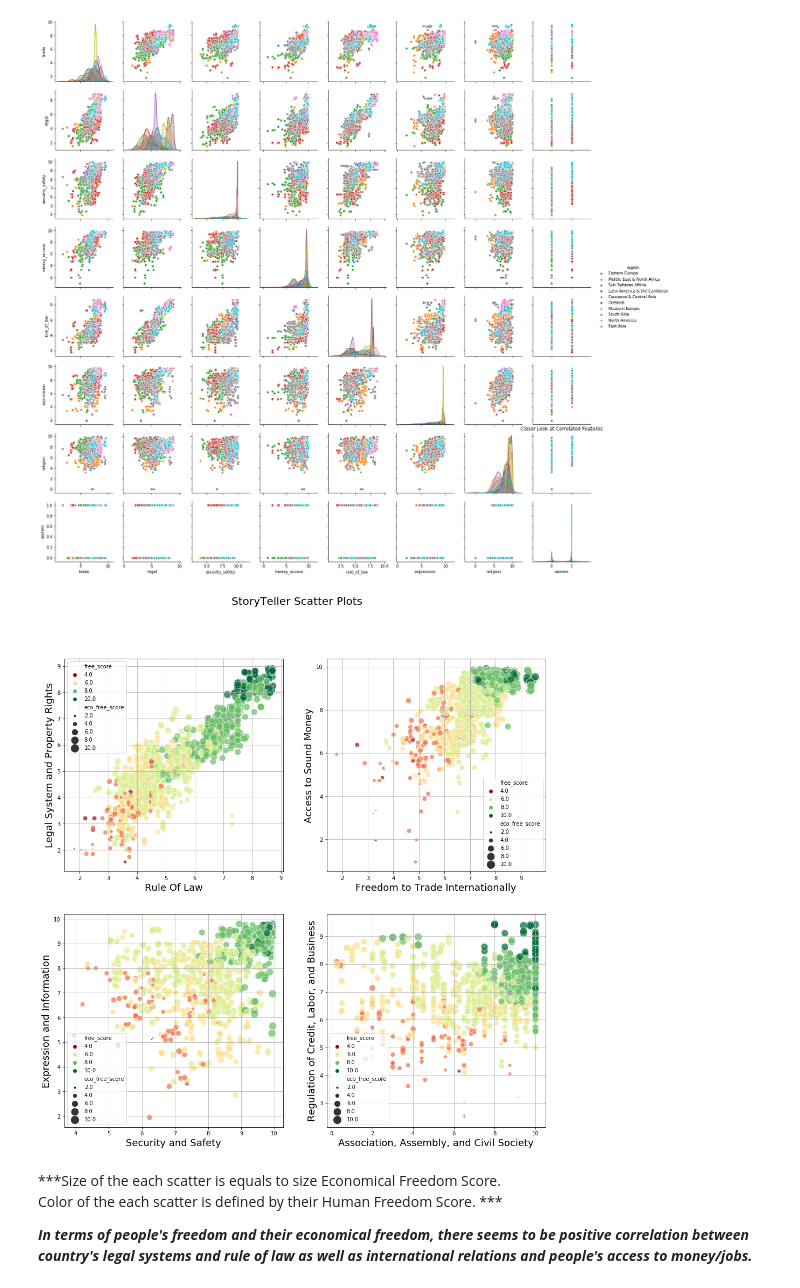
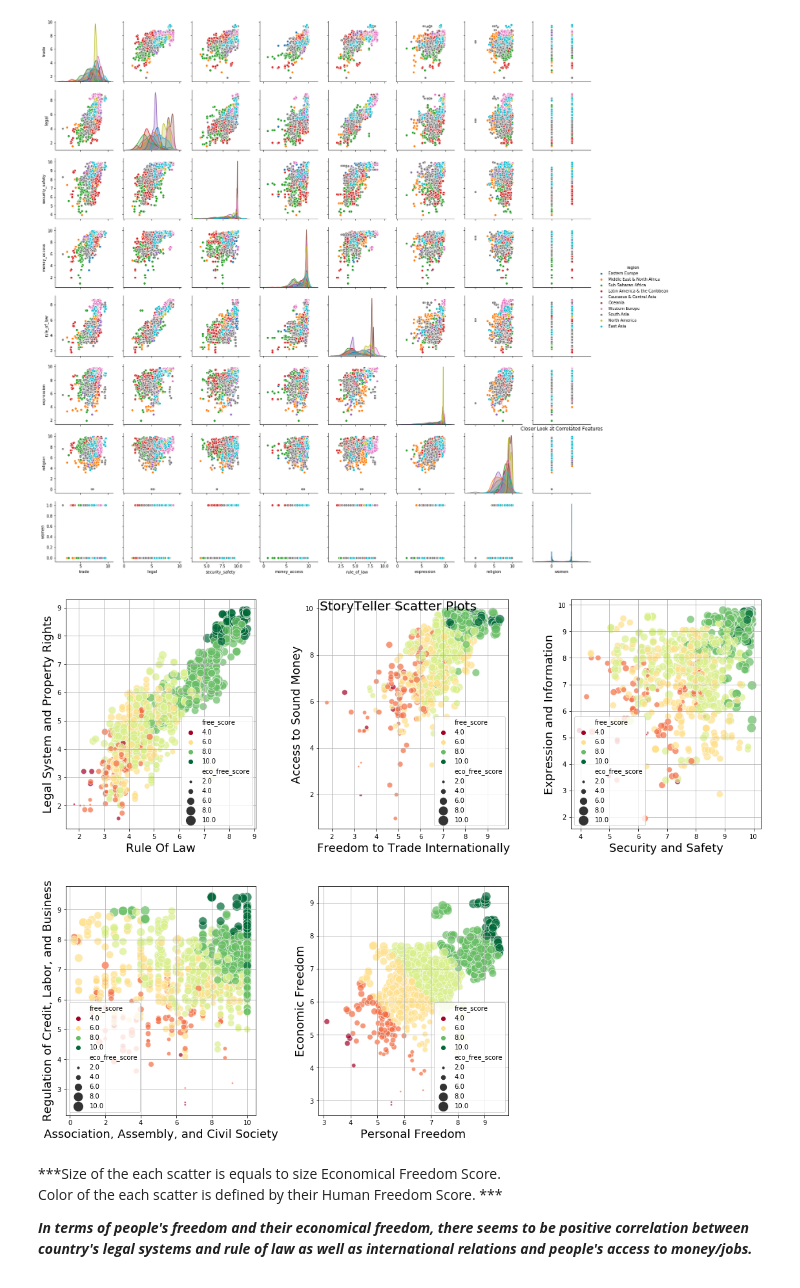
Before and after one commit to AshleyCubed/ThinkfulProjects, a Jupyter notebook: Unit 3/Capstone/Predicting_Womens_Freedom.ipynb, the cells around one changed output. Saved outputs shown, nothing was run; the diff lists cells and outputs as text; code cells hidden in the pictures.

```diff
--- a/Unit 3/Capstone/Predicting_Womens_Freedom.ipynb
+++ b/Unit 3/Capstone/Predicting_Womens_Freedom.ipynb
@@ -362,38 +362,46 @@ Text(0.5,1,'Closer Look at Correlated Features')
 # %%
 freedom_class = hfi_df.free_score.round(decimals=0)
 economy_class = hfi_df.eco_free_score.round(decimals=0)
 
-plt.figure(figsize=(16,16))
+plt.figure(figsize=(16,12))
 
 plt.suptitle("StoryTeller Scatter Plots",fontsize=20)
 
-plt.subplot(221)
+plt.subplot(231)
 sns.scatterplot(data=hfi_df,x="rule_of_law",y="legal",hue=freedom_class, palette="RdYlGn",alpha=0.7,size=economy_class, sizes=(10,200))
 plt.xlabel("Rule Of Law", fontsize=18)
 plt.ylabel("Legal System and Property Rights", fontsize=18)
 plt.grid()
 
-plt.subplot(222)
+plt.subplot(232)
 sns.scatterplot(data=hfi_df,x="trade",y="money_access",hue=freedom_class, palette="RdYlGn",alpha=0.7,size=economy_class, sizes=(10,200))
 plt.xlabel("Freedom to Trade Internationally", fontsize=18)
 plt.ylabel("Access to Sound Money", fontsize=18)
 plt.grid()
 
-plt.subplot(223)
+plt.subplot(233)
 sns.scatterplot(data=hfi_df,x="security_safety",y="expression",hue=freedom_class, palette="RdYlGn",alpha=0.7,size=economy_class, sizes=(10,200))
 plt.xlabel("Security and Safety", fontsize=18)
 plt.ylabel("Expression and Information", fontsize=18)
 plt.grid()
 
-plt.subplot(224)
+plt.subplot(234)
 sns.scatterplot(data=hfi_df,x="association",y="regulation",hue=freedom_class, palette="RdYlGn",alpha=0.7,size=economy_class, sizes=(10,200))
 plt.xlabel("Association, Assembly, and Civil Society", fontsize=18)
 plt.ylabel("Regulation of Credit, Labor, and Business", fontsize=18)
 plt.grid()
 
+plt.subplot(235)
+sns.scatterplot(data=hfi_df,x="pers_free_score",y="eco_free_score",hue=freedom_class, palette="RdYlGn",alpha=0.7,size=economy_class, sizes=(10,200))
+plt.xlabel("Personal Freedom", fontsize=18)
+plt.ylabel("Economic Freedom", fontsize=18)
+plt.grid()
+
+
+plt.tight_layout()
 plt.show()
 # %% [output]
-[figure, old version]
+[figure, new version]
 # %% [markdown]
 ***Size of the each scatter is equals to size Economical Freedom Score. <br>
 Color of the each scatter is defined by their Human Freedom Score. ***<br>
```
Also changed, not shown: parts of 13 cells of this notebook.
